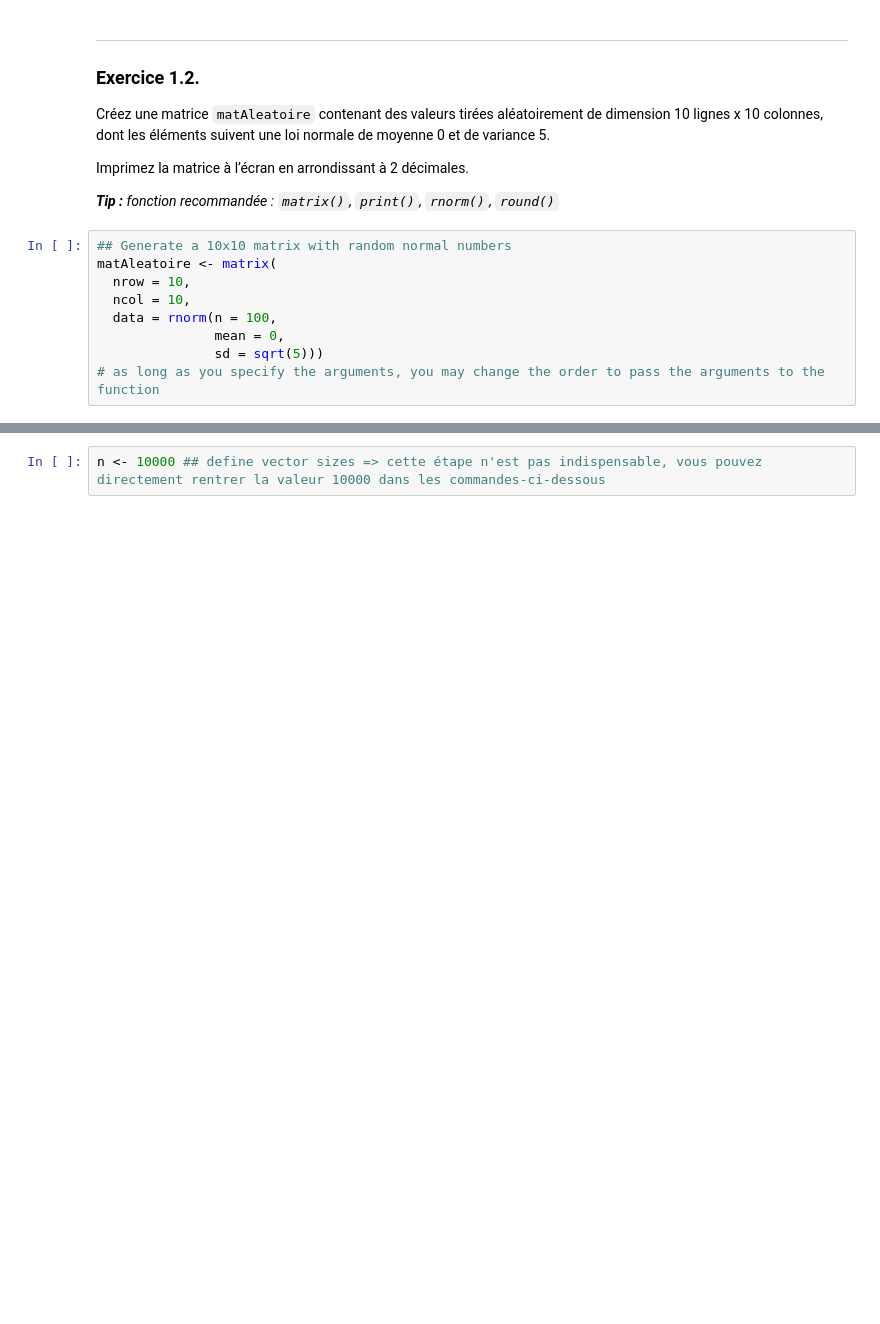
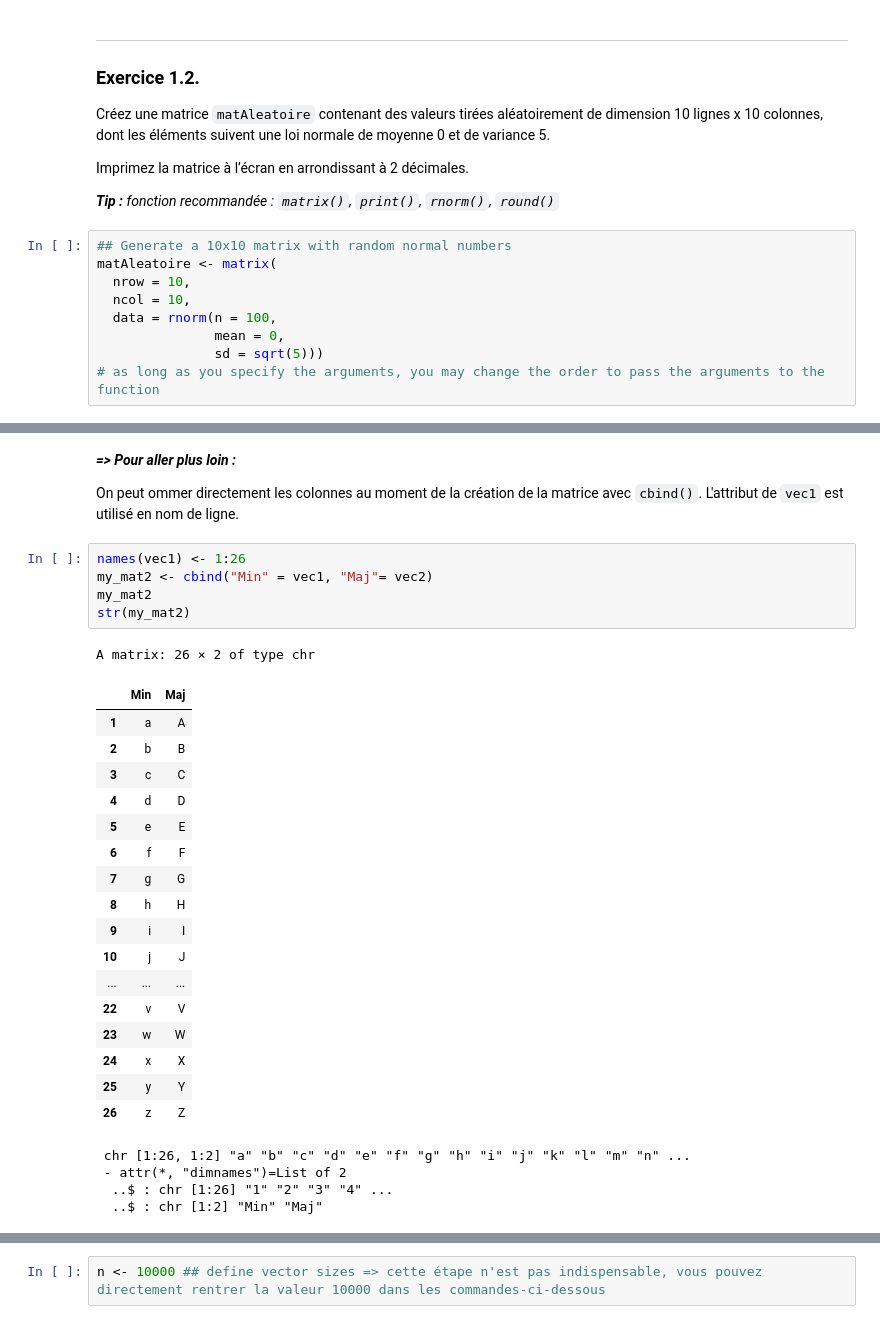
Before and after one commit to CVandiedonck/teaching_notebooks, a Jupyter notebook: MEG_M1_UE5/R2_practice_corrections.ipynb, the cells around one changed output, grey strips where cells are left out. Drawn from its saved outputs; the diff is of its cells as text; blank space fills up the shorter version.

```diff
--- a/MEG_M1_UE5/R2_practice_corrections.ipynb
+++ b/MEG_M1_UE5/R2_practice_corrections.ipynb
@@ -171,3 +347,35 @@ print(round(matAleatoire, digits = 2))
+# %% [markdown]
+*__=> Pour aller plus loin :__*
+
+On peut ommer directement les colonnes au moment de la création de la matrice avec `cbind()`. L'attribut de `vec1` est utilisé en nom de ligne.
+# %%
+names(vec1) <- 1:26
+my_mat2 <- cbind("Min" = vec1, "Maj"= vec2)
+my_mat2
+str(my_mat2)
+# %% [output]
+A matrix: 26 × 2 of type chr
+|  | Min | Maj |
+| 1 | a | A |
+| 2 | b | B |
+| 3 | c | C |
+| 4 | d | D |
+| 5 | e | E |
+| 6 | f | F |
+| 7 | g | G |
+| 8 | h | H |
+| 9 | i | I |
+| 10 | j | J |
+| ... | ... | ... |
+| 22 | v | V |
+| 23 | w | W |
+| 24 | x | X |
+| 25 | y | Y |
+| 26 | z | Z |
+ chr [1:26, 1:2] "a" "b" "c" "d" "e" "f" "g" "h" "i" "j" "k" "l" "m" "n" ...
+ - attr(*, "dimnames")=List of 2
+  ..$ : chr [1:26] "1" "2" "3" "4" ...
+  ..$ : chr [1:2] "Min" "Maj"
 # %% [markdown]
 ---
 ---
```
Also changed, not shown: parts of 42 cells of this notebook, 8 other files.
